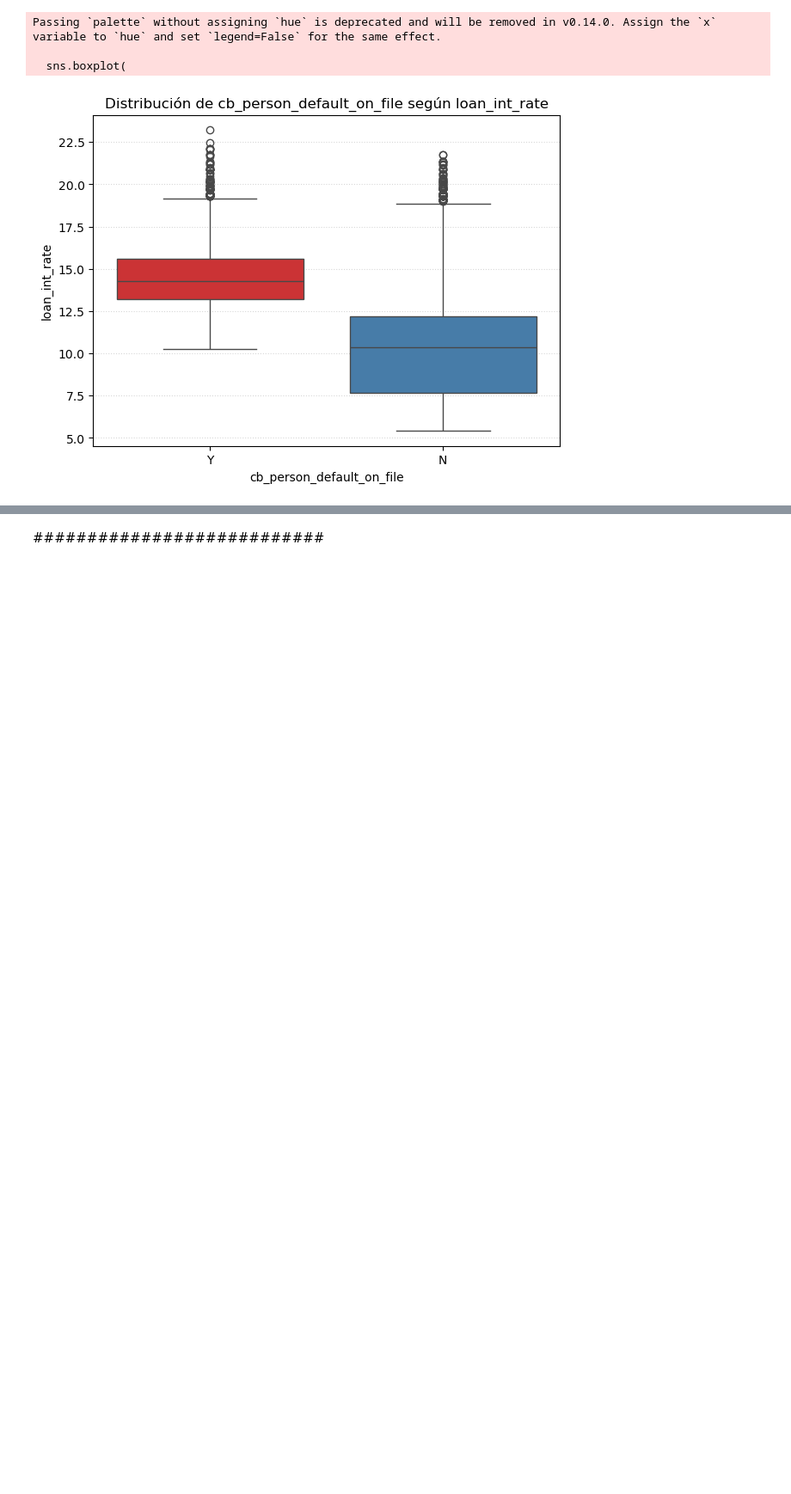
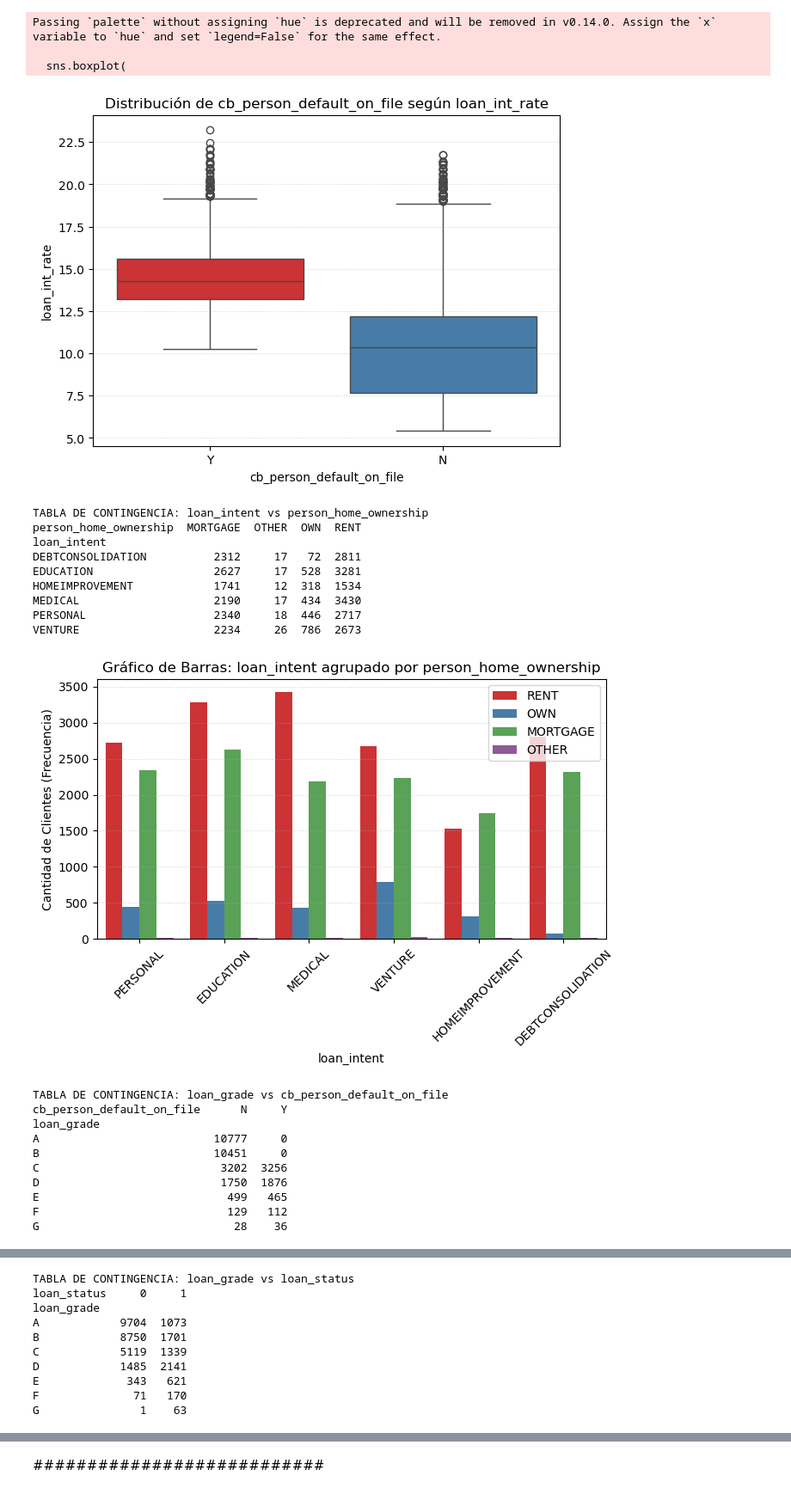
Before and after one commit to luisrr01/Credit-Risk-Analysis, a Jupyter notebook: notebooks/01_eda.ipynb, the cells around one changed output, grey strips where cells are left out. Shown at 86% size. Saved outputs shown, nothing was run; the diff lists cells and outputs as text; code cells hidden in the pictures; blank space fills up the shorter version.

```diff
--- a/notebooks/01_eda.ipynb
+++ b/notebooks/01_eda.ipynb
@@ -322,3 +322,57 @@ Passing `palette` without assigning `hue` is deprecated and will be removed in v
 [figure]
 # %%
 # Categórica vs Categórica
+
+relaciones_cvsc = [
+    ('loan_intent', 'person_home_ownership'),
+    ('loan_grade', 'cb_person_default_on_file'),
+    ('loan_grade', 'loan_status'),
+    ('person_home_ownership','loan_status')
+]
+
+for x_col, hue_col in relaciones_cvsc:
+
+    print(f"TABLA DE CONTINGENCIA: {x_col} vs {hue_col}")
+    tabla_contingencia = pd.crosstab(df[x_col], df[hue_col])
+    print(tabla_contingencia)
+
+    plt.figure(figsize=(7, 5))
+
+    # sns.countplot cuenta los registros automáticamente
+    sns.countplot(
+        data=df,
+        x=x_col,
+        hue=hue_col,
+        palette='Set1'
+    )
+
+    plt.title(f'Gráfico de Barras: {x_col} agrupado por {hue_col}')
+    plt.xlabel(x_col)
+    plt.ylabel('Cantidad de Clientes (Frecuencia)')
+    plt.xticks(rotation=45)
+    plt.grid(axis='y', linestyle=':', alpha=0.5)
+    plt.legend()
+    plt.tight_layout()
+
+    plt.show()
+# %% [output]
+TABLA DE CONTINGENCIA: loan_intent vs person_home_ownership
+person_home_ownership  MORTGAGE  OTHER  OWN  RENT
+loan_intent
+DEBTCONSOLIDATION          2312     17   72  2811
+EDUCATION                  2627     17  528  3281
+HOMEIMPROVEMENT            1741     12  318  1534
+MEDICAL                    2190     17  434  3430
+PERSONAL                   2340     18  446  2717
+VENTURE                    2234     26  786  2673
+[figure, added]
+TABLA DE CONTINGENCIA: loan_grade vs cb_person_default_on_file
+cb_person_default_on_file      N     Y
+loan_grade
+A                          10777     0
+B                          10451     0
+C                           3202  3256
+D                           1750  1876
+E                            499   465
+F                            129   112
+G                             28    36
@@ -324,0 +380,10 @@ Passing `palette` without assigning `hue` is deprecated and will be removed in v
+TABLA DE CONTINGENCIA: loan_grade vs loan_status
+loan_status     0     1
+loan_grade
+A            9704  1073
+B            8750  1701
+C            5119  1339
+D            1485  2141
+E             343   621
+F              71   170
+G               1    63
```
Also changed, not shown: parts of 7 cells of this notebook, 1 other file.
